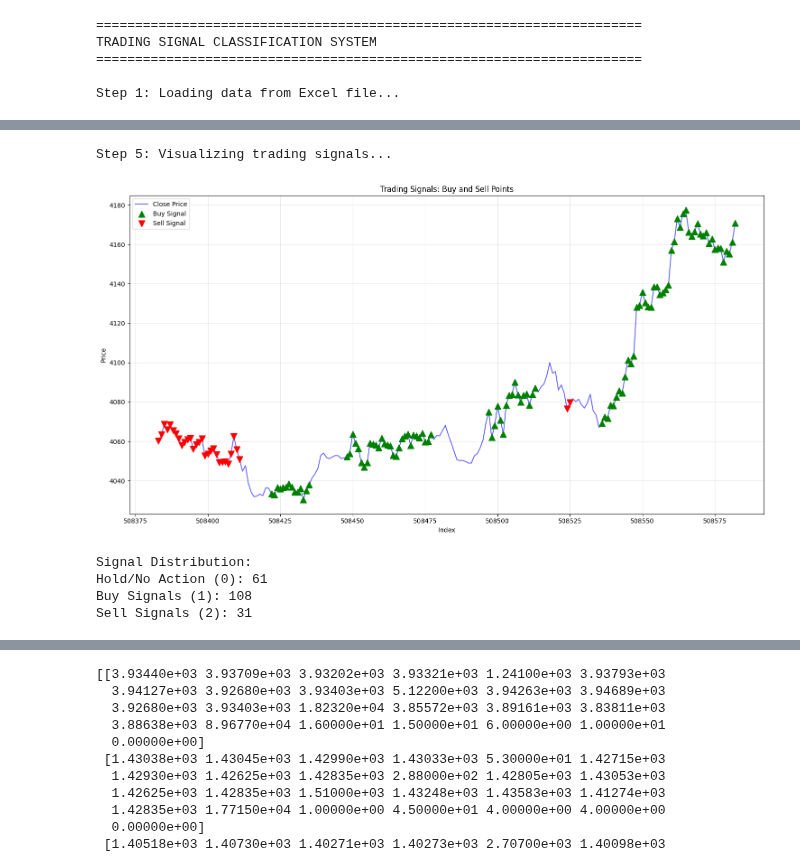
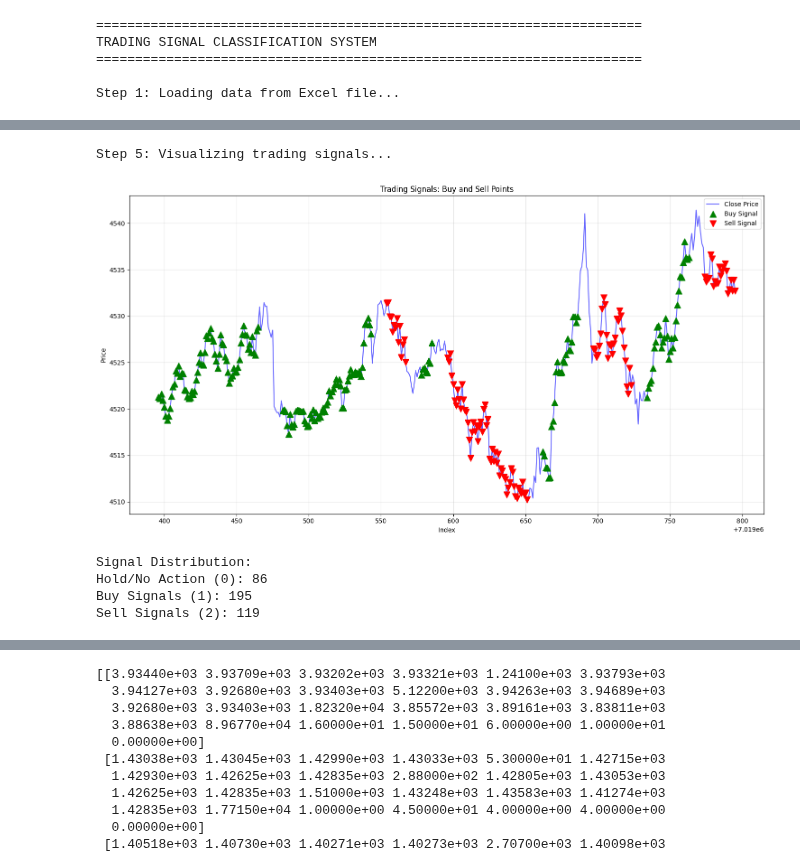
Before and after one commit to dbright123/Dbot-Advance1, a Jupyter notebook: market_prediction.ipynb, the cells around one changed output, grey strips where cells are left out. Saved outputs shown, nothing was run; the diff lists cells and outputs as text; code cells hidden in the pictures.

```diff
--- a/market_prediction.ipynb
+++ b/market_prediction.ipynb
@@ -258,15 +259,15 @@ Hold labels: 113723 (22.4%)
 # %%
 
 # Step 5: Visualize signals
 print("\nStep 5: Visualizing trading signals...")
-plot_signals(df[-200:])
+plot_signals(df[-400:])
 # %% [output]
 Step 5: Visualizing trading signals...
-[figure, old version]
+[figure, new version]
 Signal Distribution:
-Hold/No Action (0): 61
-Buy Signals (1): 108
-Sell Signals (2): 31
+Hold/No Action (0): 86
+Buy Signals (1): 195
+Sell Signals (2): 119
 # %%
 print(f"Data loaded: {len(df)} rows")
 print(f"Memory usage: {df.memory_usage(deep=True).sum() / 1024**2:.2f} MB")
```
Also changed, not shown: parts of 9 cells of this notebook, 2 other files.
